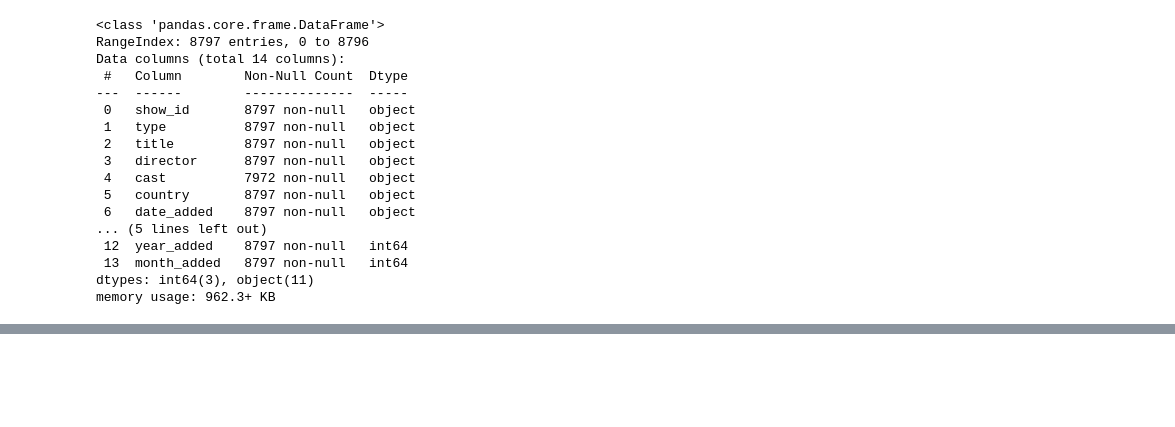
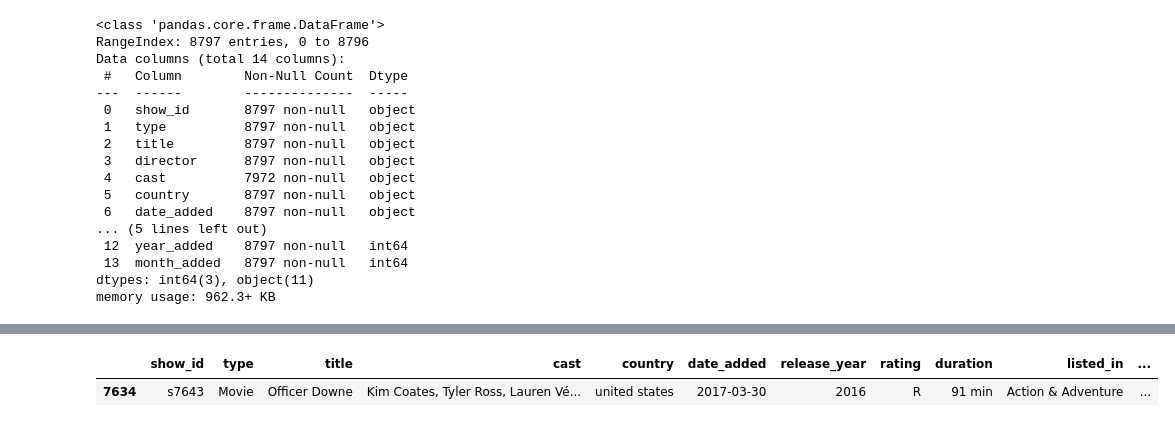
Before and after one commit to theaditya24/COMPLETE-PYTHON-FOR-DATA-ANALYTICS, a Jupyter notebook: Netflix Data Analysis/EDA.ipynb, the cells around one changed output, grey strips where cells are left out. Cells and saved outputs as stored; diff of their text form; code cells hidden in the pictures; blank space fills up the shorter version.

```diff
--- a/Netflix Data Analysis/EDA.ipynb
+++ b/Netflix Data Analysis/EDA.ipynb
@@ -62,0 +282,5 @@ memory usage: 962.3+ KB
+# %%
+df.sample()
+# %% [output]
+|  | show_id | type | title | cast | country | date_added | release_year | rating | duration | listed_in | ... |
+| 7634 | s7643 | Movie | Officer Downe | Kim Coates, Tyler Ross, Lauren Vé... | united states | 2017-03-30 | 2016 | R | 91 min | Action & Adventure | ... |
```
Also changed, not shown: parts of 38 cells of this notebook.
